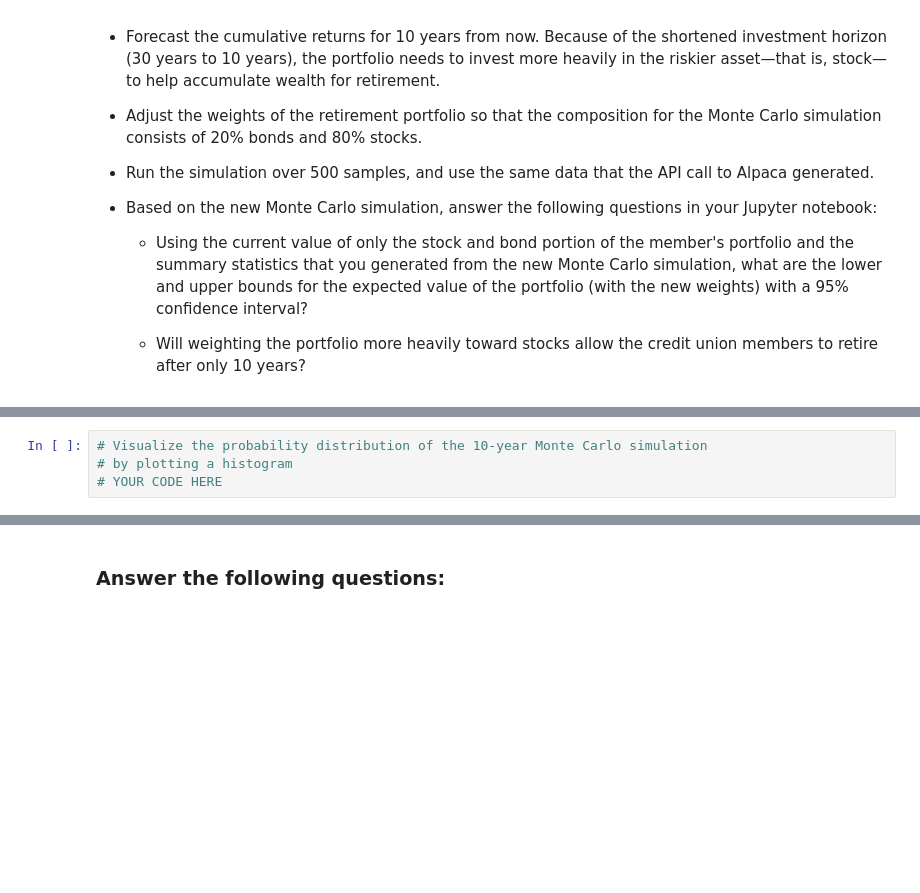
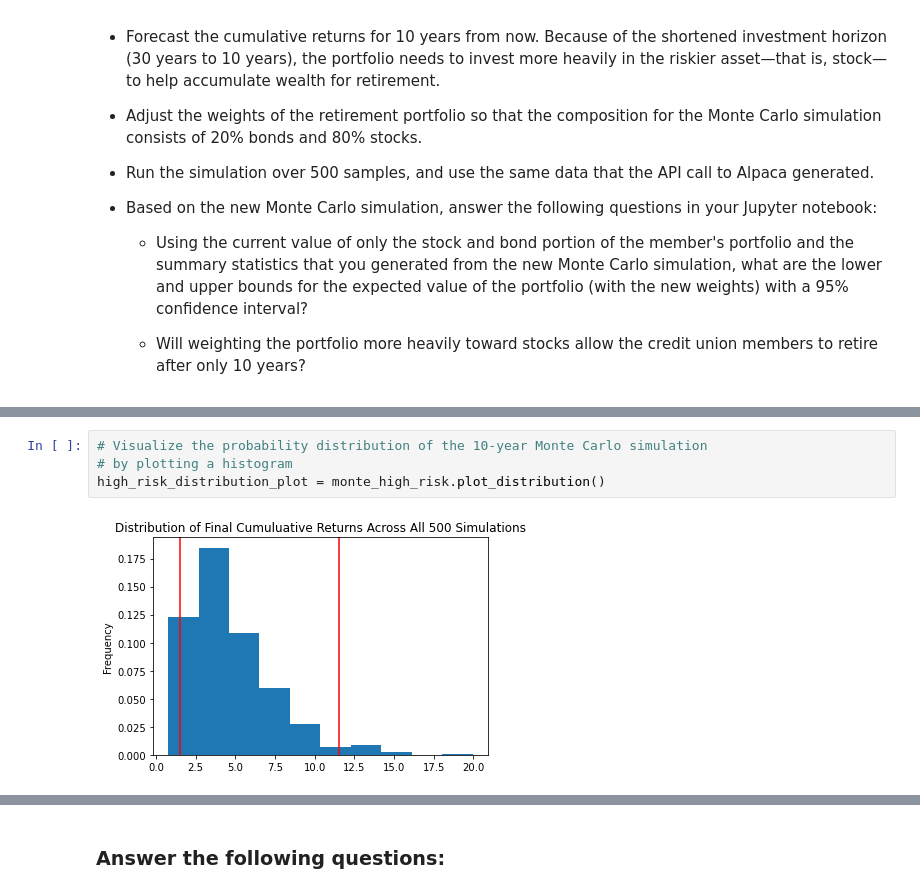
Before and after one commit to themelquiades/challenge_5_financial_planning, a Jupyter notebook: financial_planning_tools.ipynb, the cells around one changed output, grey strips where cells are left out. Cells and saved outputs as stored; diff of their text form; blank space fills up the shorter version.

```diff
--- a/financial_planning_tools.ipynb
+++ b/financial_planning_tools.ipynb
@@ -522,7 +680,9 @@ For this new Monte Carlo simulation, do the following:
 # %%
 # Visualize the probability distribution of the 10-year Monte Carlo simulation
 # by plotting a histogram
-# YOUR CODE HERE
+high_risk_distribution_plot = monte_high_risk.plot_distribution()
+# %% [output]
+[figure, added]
 # %%
 # Generate summary statistics from the 10-year Monte Carlo simulation results
 # Save the results as a variable
```
Also changed, not shown: parts of 17 cells of this notebook.
